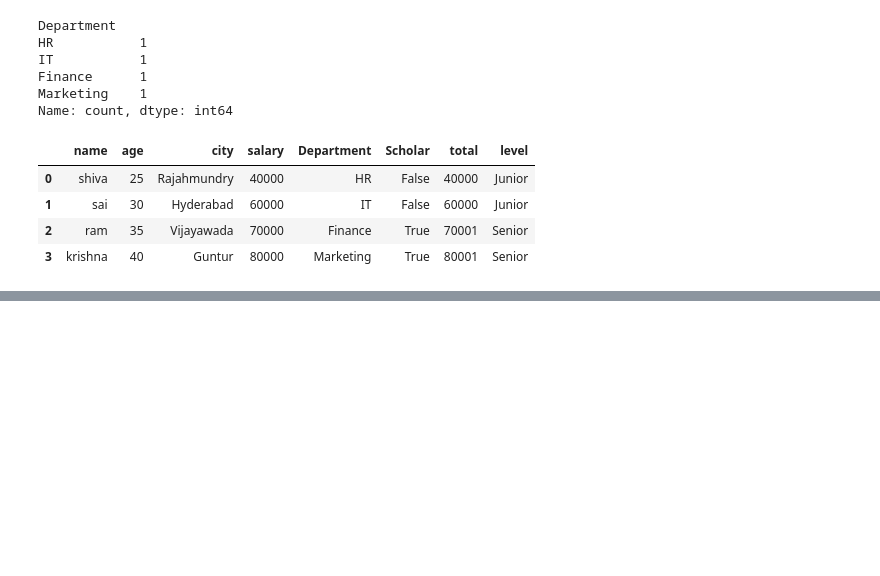
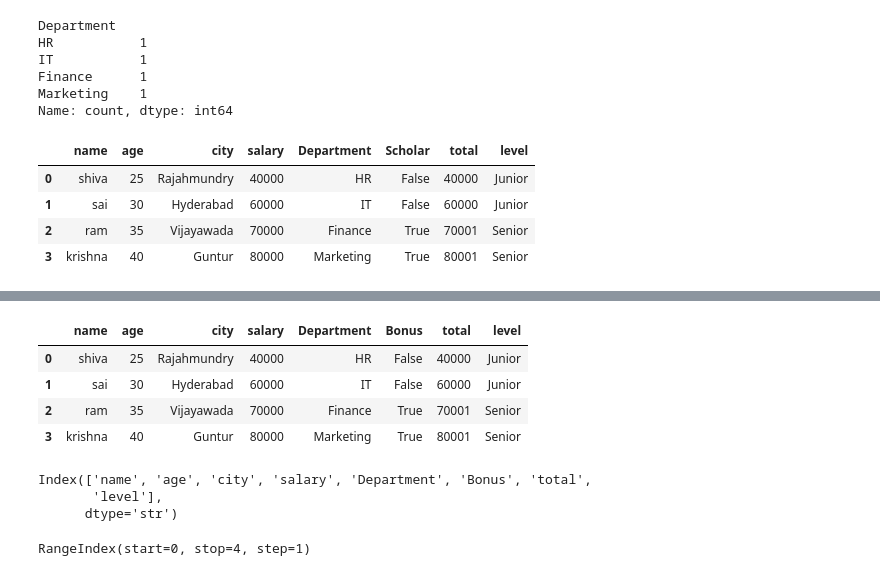
Before and after one commit to Karthik04-karanam/pandas, a Jupyter notebook: practice/.ipynb, the cells around one changed output, grey strips where cells are left out. Cells and saved outputs as stored; diff of their text form; code cells hidden in the pictures; blank space fills up the shorter version.

```diff
--- a/practice/.ipynb
+++ b/practice/.ipynb
@@ -178,5 +178,5 @@ df.drop_duplicates()
 | 2 | ram | 35 | Vijayawada | 70000 | Finance | True | 70001 | Senior |
 | 3 | krishna | 40 | Guntur | 80000 | Marketing | True | 80001 | Senior |
 # %%
-df.rename=[columns={'scholar':'=Bonus'} ]
+df.columns
 # %% [output]
@@ -183,0 +186,2 @@ SyntaxError: invalid syntax. Maybe you meant '==' or ':=' instead of '='? (23445
+# %%
+df.rename(columns={'scholar': 'Bonus'}, inplace=True)
@@ -183,0 +196,19 @@ SyntaxError: invalid syntax. Maybe you meant '==' or ':=' instead of '='? (23445
+# %%
+df.rename(columns={'Scholar': 'Bonus'}, inplace=True)
+df
+# %% [output]
+|  | name | age | city | salary | Department | Bonus | total | level |
+| 0 | shiva | 25 | Rajahmundry | 40000 | HR | False | 40000 | Junior |
+| 1 | sai | 30 | Hyderabad | 60000 | IT | False | 60000 | Junior |
+| 2 | ram | 35 | Vijayawada | 70000 | Finance | True | 70001 | Senior |
+| 3 | krishna | 40 | Guntur | 80000 | Marketing | True | 80001 | Senior |
+# %%
+df.columns
+# %% [output]
+Index(['name', 'age', 'city', 'salary', 'Department', 'Bonus', 'total',
+       'level'],
+      dtype='str')
+# %%
+df.index
+# %% [output]
+RangeIndex(start=0, stop=4, step=1)
```
Also changed, not shown: parts of 9 cells of this notebook.
